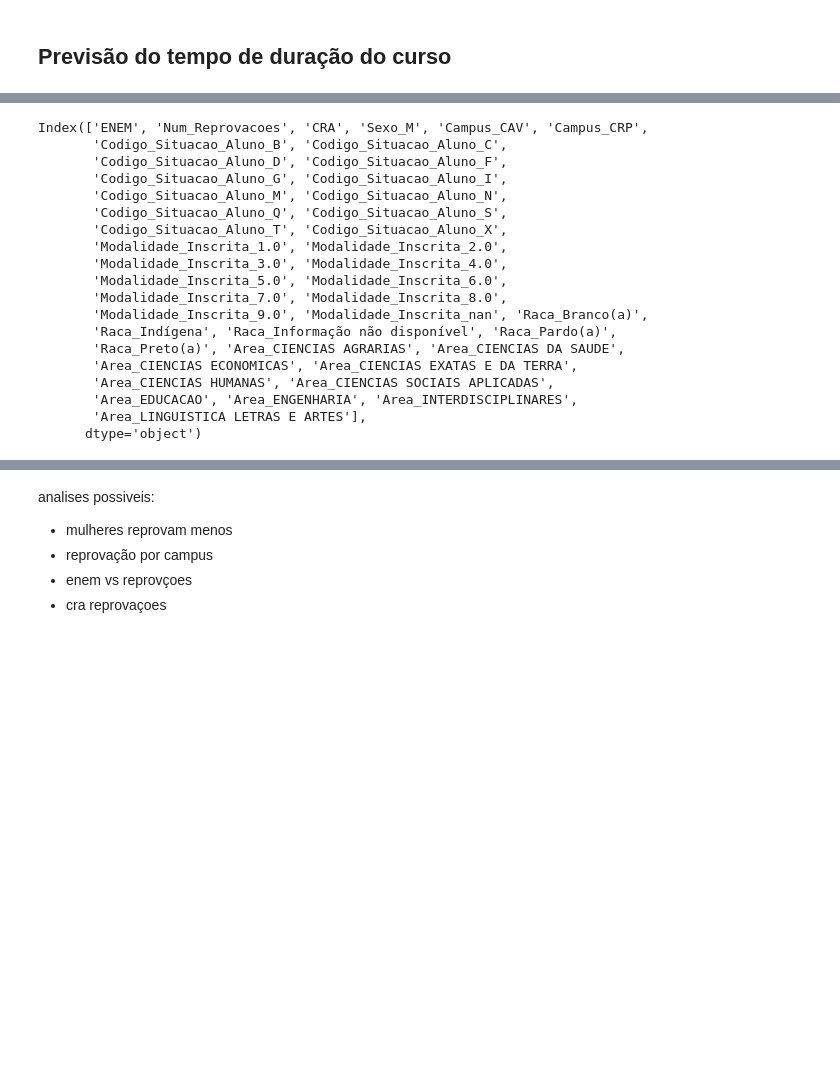
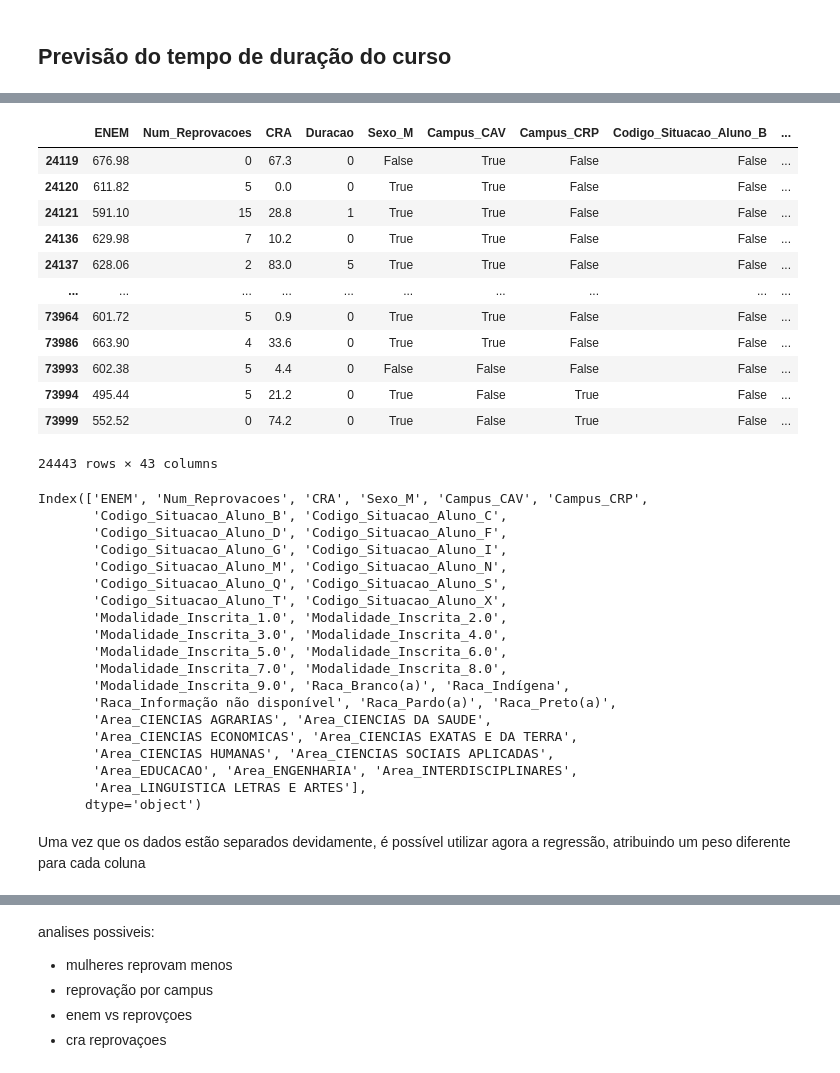
Before and after one commit to Duds04/Projeto_Dados, a Jupyter notebook: src/Regressoes.ipynb, the cells around one changed output, grey strips where cells are left out. Cells and saved outputs as stored; diff of their text form; code cells hidden in the pictures; blank space fills up the shorter version.

```diff
--- a/src/Regressoes.ipynb
+++ b/src/Regressoes.ipynb
@@ -195,35 +230,51 @@ memory usage: 2.2+ MB
 # %%
-dfSaida = pd.get_dummies(dfSaida, columns=[
+dfOneHot = pd.get_dummies(dfSaida, columns=[
     'Sexo',
     'Campus',
     'Codigo_Situacao_Aluno',
     'Modalidade_Inscrita',
     'Raca',
     'Area',
     ], drop_first=True)
-x = dfSaida.drop(columns=['Duracao'])
-y = dfSaida['Duracao']
+x = dfOneHot.drop(columns=['Duracao'])
+y = dfOneHot['Duracao']
+display(dfOneHot)
 x.columns
 # %% [output]
+|  | ENEM | Num_Reprovacoes | CRA | Duracao | Sexo_M | Campus_CAV | Campus_CRP | Codigo_Situacao_Aluno_B | ... |
+| 24119 | 676.98 | 0 | 67.3 | 0 | False | True | False | False | ... |
+| 24120 | 611.82 | 5 | 0.0 | 0 | True | True | False | False | ... |
+| 24121 | 591.10 | 15 | 28.8 | 1 | True | True | False | False | ... |
+| 24136 | 629.98 | 7 | 10.2 | 0 | True | True | False | False | ... |
+| 24137 | 628.06 | 2 | 83.0 | 5 | True | True | False | False | ... |
+| ... | ... | ... | ... | ... | ... | ... | ... | ... | ... |
+| 73964 | 601.72 | 5 | 0.9 | 0 | True | True | False | False | ... |
+| 73986 | 663.90 | 4 | 33.6 | 0 | True | True | False | False | ... |
+| 73993 | 602.38 | 5 | 4.4 | 0 | False | False | False | False | ... |
+| 73994 | 495.44 | 5 | 21.2 | 0 | True | False | True | False | ... |
+| 73999 | 552.52 | 0 | 74.2 | 0 | True | False | True | False | ... |
-Index(['ENEM', 'Num_Reprovacoes', 'CRA', 'Sexo_M', 'Campus_CAV', 'Campus_CRP',
-       'Codigo_Situacao_Aluno_B', 'Codigo_Situacao_Aluno_C',
-       'Codigo_Situacao_Aluno_D', 'Codigo_Situacao_Aluno_F',
-       'Codigo_Situacao_Aluno_G', 'Codigo_Situacao_Aluno_I',
-       'Codigo_Situacao_Aluno_M', 'Codigo_Situacao_Aluno_N',
-       'Codigo_Situacao_Aluno_Q', 'Codigo_Situacao_Aluno_S',
-       'Codigo_Situacao_Aluno_T', 'Codigo_Situacao_Aluno_X',
-       'Modalidade_Inscrita_1.0', 'Modalidade_Inscrita_2.0',
-       'Modalidade_Inscrita_3.0', 'Modalidade_Inscrita_4.0',
-       'Modalidade_Inscrita_5.0', 'Modalidade_Inscrita_6.0',
-       'Modalidade_Inscrita_7.0', 'Modalidade_Inscrita_8.0',
-       'Modalidade_Inscrita_9.0', 'Modalidade_Inscrita_nan', 'Raca_Branco(a)',
-       'Raca_Indígena', 'Raca_Informação não disponível', 'Raca_Pardo(a)',
-       'Raca_Preto(a)', 'Area_CIENCIAS AGRARIAS', 'Area_CIENCIAS DA SAUDE',
-       'Area_CIENCIAS ECONOMICAS', 'Area_CIENCIAS EXATAS E DA TERRA',
-       'Area_CIENCIAS HUMANAS', 'Area_CIENCIAS SOCIAIS APLICADAS',
-       'Area_EDUCACAO', 'Area_ENGENHARIA', 'Area_INTERDISCIPLINARES',
-       'Area_LINGUISTICA LETRAS E ARTES'],
-      dtype='object')
+24443 rows × 43 columns
+Index(['ENEM', 'Num_Reprovacoes', 'CRA', 'Sexo_M', 'Campus_CAV', 'Campus_CRP',
+       'Codigo_Situacao_Aluno_B', 'Codigo_Situacao_Aluno_C',
+       'Codigo_Situacao_Aluno_D', 'Codigo_Situacao_Aluno_F',
+       'Codigo_Situacao_Aluno_G', 'Codigo_Situacao_Aluno_I',
+       'Codigo_Situacao_Aluno_M', 'Codigo_Situacao_Aluno_N',
+       'Codigo_Situacao_Aluno_Q', 'Codigo_Situacao_Aluno_S',
+       'Codigo_Situacao_Aluno_T', 'Codigo_Situacao_Aluno_X',
+       'Modalidade_Inscrita_1.0', 'Modalidade_Inscrita_2.0',
+       'Modalidade_Inscrita_3.0', 'Modalidade_Inscrita_4.0',
+       'Modalidade_Inscrita_5.0', 'Modalidade_Inscrita_6.0',
+       'Modalidade_Inscrita_7.0', 'Modalidade_Inscrita_8.0',
+       'Modalidade_Inscrita_9.0', 'Raca_Branco(a)', 'Raca_Indígena',
+       'Raca_Informação não disponível', 'Raca_Pardo(a)', 'Raca_Preto(a)',
+       'Area_CIENCIAS AGRARIAS', 'Area_CIENCIAS DA SAUDE',
+       'Area_CIENCIAS ECONOMICAS', 'Area_CIENCIAS EXATAS E DA TERRA',
+       'Area_CIENCIAS HUMANAS', 'Area_CIENCIAS SOCIAIS APLICADAS',
+       'Area_EDUCACAO', 'Area_ENGENHARIA', 'Area_INTERDISCIPLINARES',
+       'Area_LINGUISTICA LETRAS E ARTES'],
+      dtype='object')
+# %% [markdown]
+Uma vez que os dados estão separados devidamente, é possível utilizar agora a regressão, atribuindo um peso diferente para cada coluna
 # %%
 
 lm = LinearRegression()
```
Also changed, not shown: parts of 11 cells of this notebook, 1 other file.
